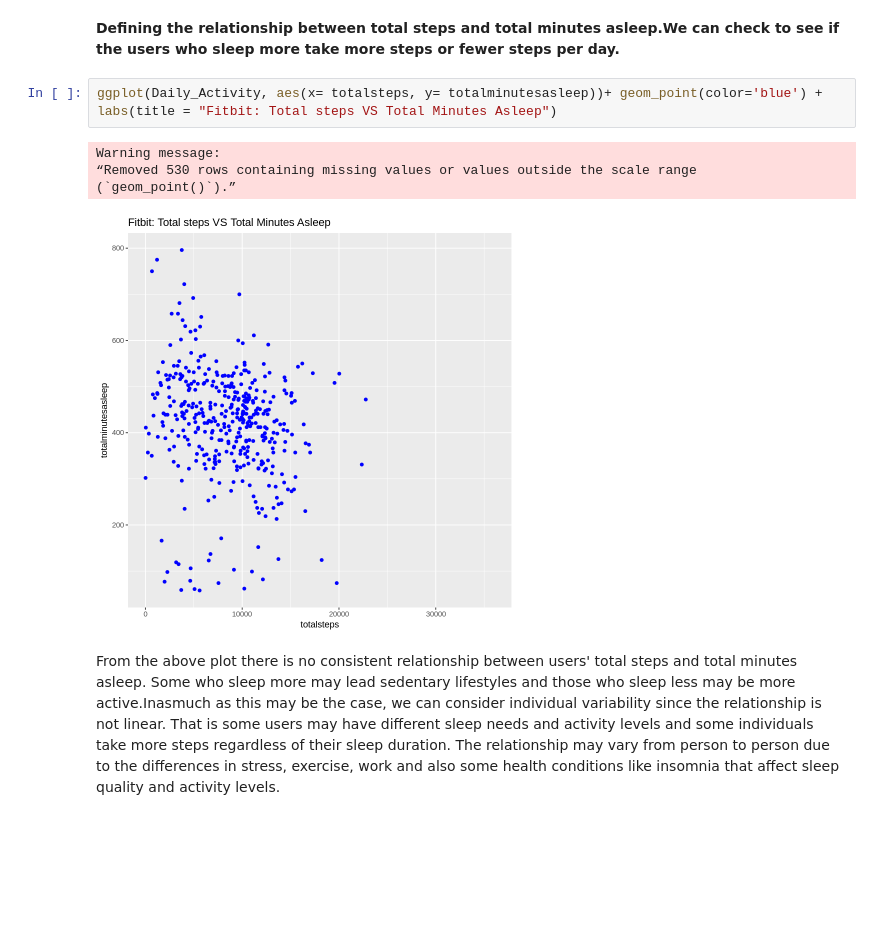
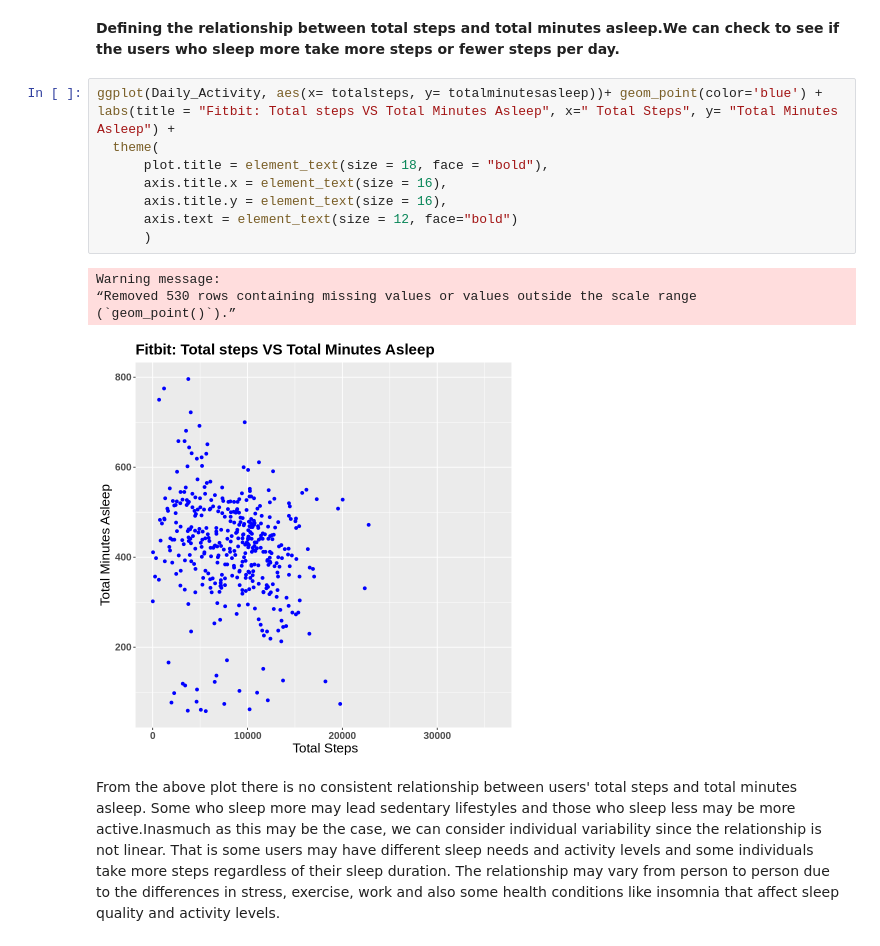
Before and after one commit to loureenvalyne/R_projects, a Jupyter notebook: Bellabeat_Case_Study_with_R.ipynb, the cells around one changed output. Saved outputs shown, nothing was run; the diff lists cells and outputs as text; blank space fills up the shorter version.

```diff
--- a/Bellabeat_Case_Study_with_R.ipynb
+++ b/Bellabeat_Case_Study_with_R.ipynb
@@ -400,12 +412,18 @@ From the plot there is an linear relationship between time in bed and total time
 # %% [markdown]
 **Defining the relationship between total steps and total minutes asleep.We can check to see if the users who sleep more take more steps or fewer steps per day.**
 # %%
-ggplot(Daily_Activity, aes(x= totalsteps, y= totalminutesasleep))+ geom_point(color='blue') + labs(title = "Fitbit: Total steps VS Total Minutes Asleep")
+ggplot(Daily_Activity, aes(x= totalsteps, y= totalminutesasleep))+ geom_point(color='blue') + labs(title = "Fitbit: Total steps VS Total Minutes Asleep", x=" Total Steps", y= "Total Minutes Asleep") +
+  theme(
+      plot.title = element_text(size = 18, face = "bold"),
+      axis.title.x = element_text(size = 16),
+      axis.title.y = element_text(size = 16),
+      axis.text = element_text(size = 12, face="bold")
+      )
 # %% [output]
 Warning message:
 “Removed 530 rows containing missing values or values outside the scale range
 (`geom_point()`).”
-[figure, old version]
+[figure, new version]
 # %% [markdown]
 From the above plot there is no consistent relationship between users' total steps and total minutes asleep. Some who sleep more may lead sedentary lifestyles and those who sleep less may be more active.Inasmuch as this may be the case, we can consider individual variability since the relationship is not linear. That is some users may have different sleep needs and activity levels and some individuals take more steps regardless of their sleep duration. The relationship may vary from person to person due to the differences in stress, exercise, work and also some health conditions like insomnia that affect sleep quality and activity levels.
 # %% [markdown]
```
Also changed, not shown: parts of 10 cells of this notebook.
